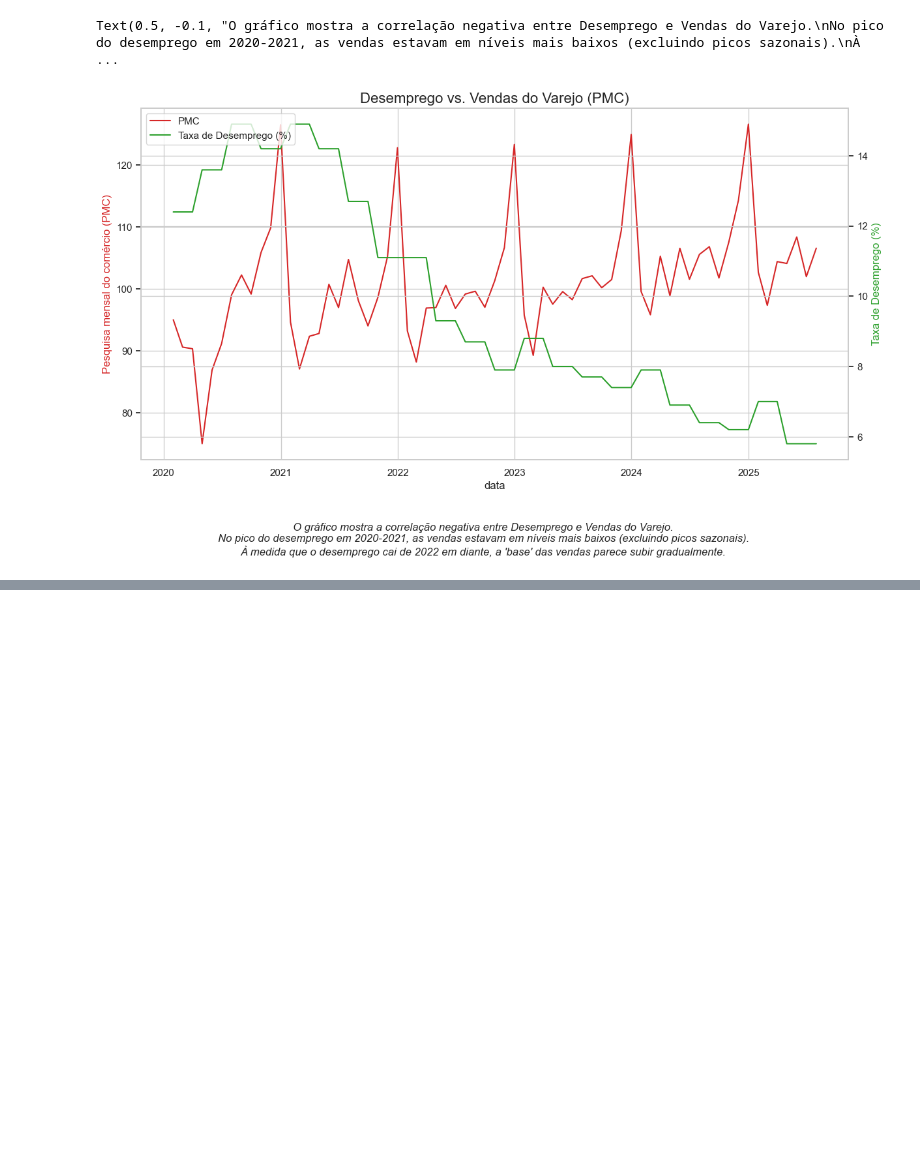
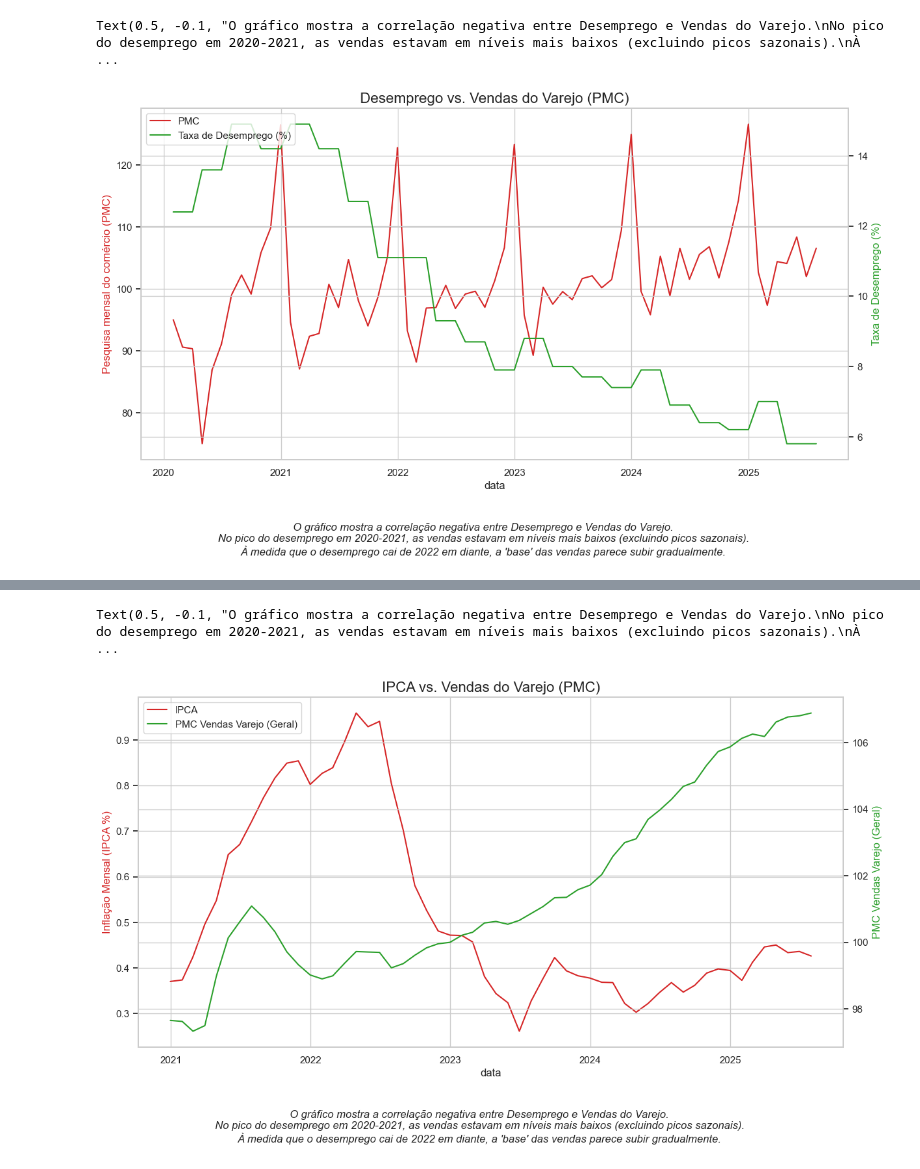
Before and after one commit to ThiagoPBorges/E-commerce-Macroeconomia-BR, a Jupyter notebook: notebooks_/03_exploratory_data_analysis.ipynb, the cells around one changed output, grey strips where cells are left out. Cells and saved outputs as stored; diff of their text form; code cells hidden in the pictures; blank space fills up the shorter version.

```diff
--- a/notebooks_/03_exploratory_data_analysis.ipynb
+++ b/notebooks_/03_exploratory_data_analysis.ipynb
@@ -277,0 +330,56 @@ Text(0.5, -0.1, "O gráfico mostra a correlação negativa entre Desemprego e Ve
+# %%
+# .rolling(12) cria uma "janela" de 12 meses
+# Foi uma ótima maneira de usar o "rolling", pelo fato de fugir das sazonalidades que obtinham os dois indicadores. E no fim conseguir visualizar a tendência longa dos números.
+df_12m = df.rolling(window=12).mean()
+
+df_12m = df_12m.dropna()
+# %%
+fig, ax1 = plt.subplots(figsize = (14,7))
+
+# --- Eixo 1 : IPCA (Esquerda)
+cor_ipca = 'tab:red'
+ax1.set_xlabel('data')
+ax1.set_ylabel('Inflação Mensal (IPCA %)', color = cor_ipca)
+
+ax1.plot(
+    df_12m.index,
+    df_12m['ipca_variacao_mensal'],
+    color = cor_ipca,
+    label = 'IPCA'
+)
+
+# --- Eixo 2 : PMC (Direita)
+ax2 = ax1.twinx()
+cor_ax2 = 'tab:green'
+ax2.set_ylabel('PMC Vendas Varejo (Geral)', color=cor_ax2)
+
+ax2.plot(
+        df_12m.index,
+        df_12m['pmc_vendas_varejo'],
+        color= cor_ax2,
+        label= 'PMC Vendas Varejo (Geral)'
+)
+
+plt.title('IPCA vs. Vendas do Varejo (PMC)', fontsize=16)
+
+# Adiciona a legenda (pegando labels de ambos os eixos)
+lines1, labels1 = ax1.get_legend_handles_labels()
+lines2, labels2 = ax2.get_legend_handles_labels()
+ax2.legend(lines1 + lines2, labels1 + labels2, loc='upper left')
+
+conclusão_ipca_pmc = (
+    "Conclusão : Após remover a sazonalidade com uma média móvel de 12 meses, a correlação negativa mais evidente.\n"
+    "No período de inflação alta (2021-2022), a tendência de vendas ficou estagnada.\n"
+    "Assim que a tendência de alta da inflação caiu e se estabilizou (pós-2023), a tendência de vendas disparou."
+)
+
+fig.text(
+    0.5,
+    -0.1,
+    conclusão_desemprego_pmc,
+    ha='center',
+    style='italic'
+)
+# %% [output]
+Text(0.5, -0.1, "O gráfico mostra a correlação negativa entre Desemprego e Vendas do Varejo.\nNo pico do desemprego em 2020-2021, as vendas estavam em níveis mais baixos (excluindo picos sazonais).\nÀ ...
+[figure, added]
```
Also changed, not shown: parts of 4 cells of this notebook.
